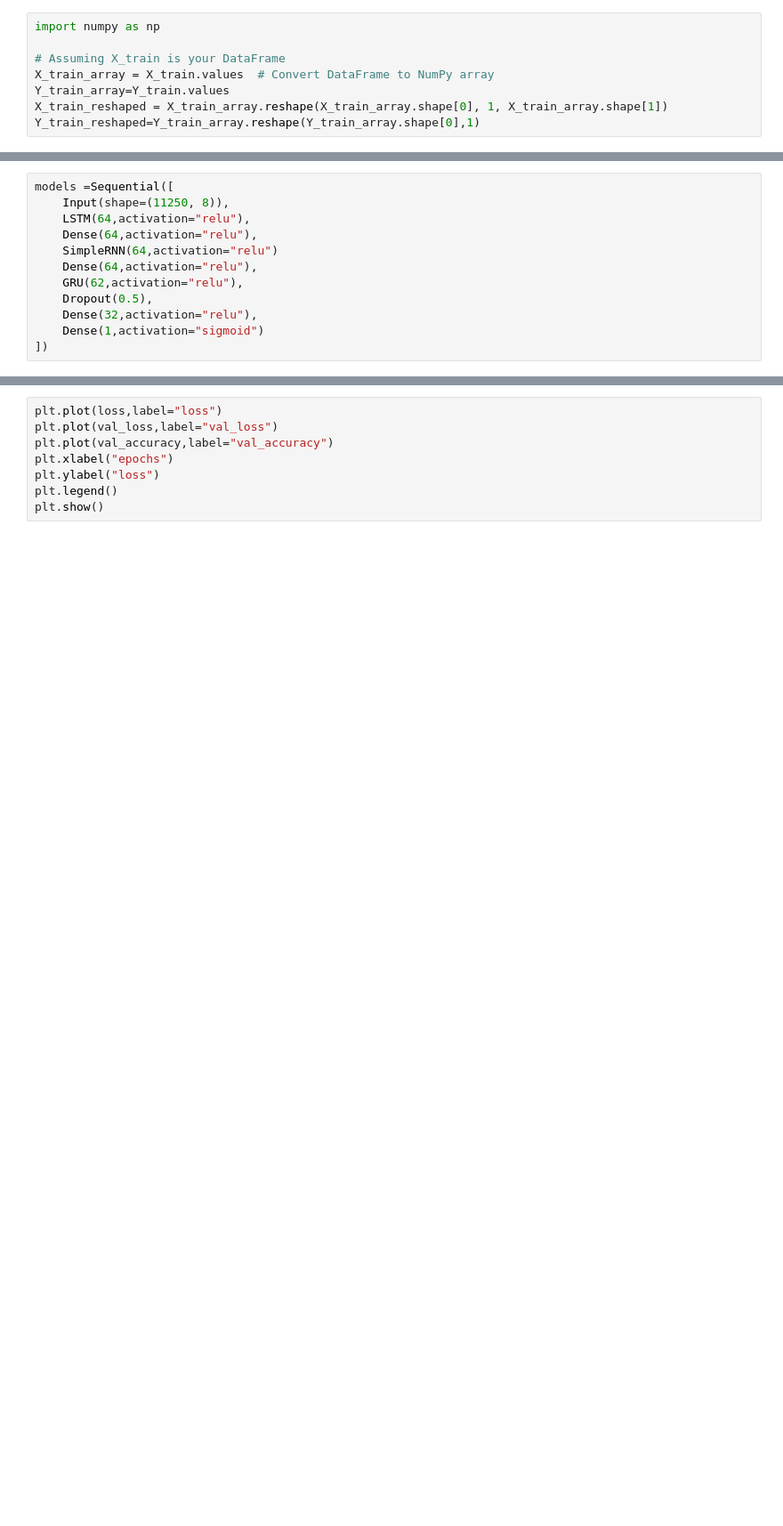
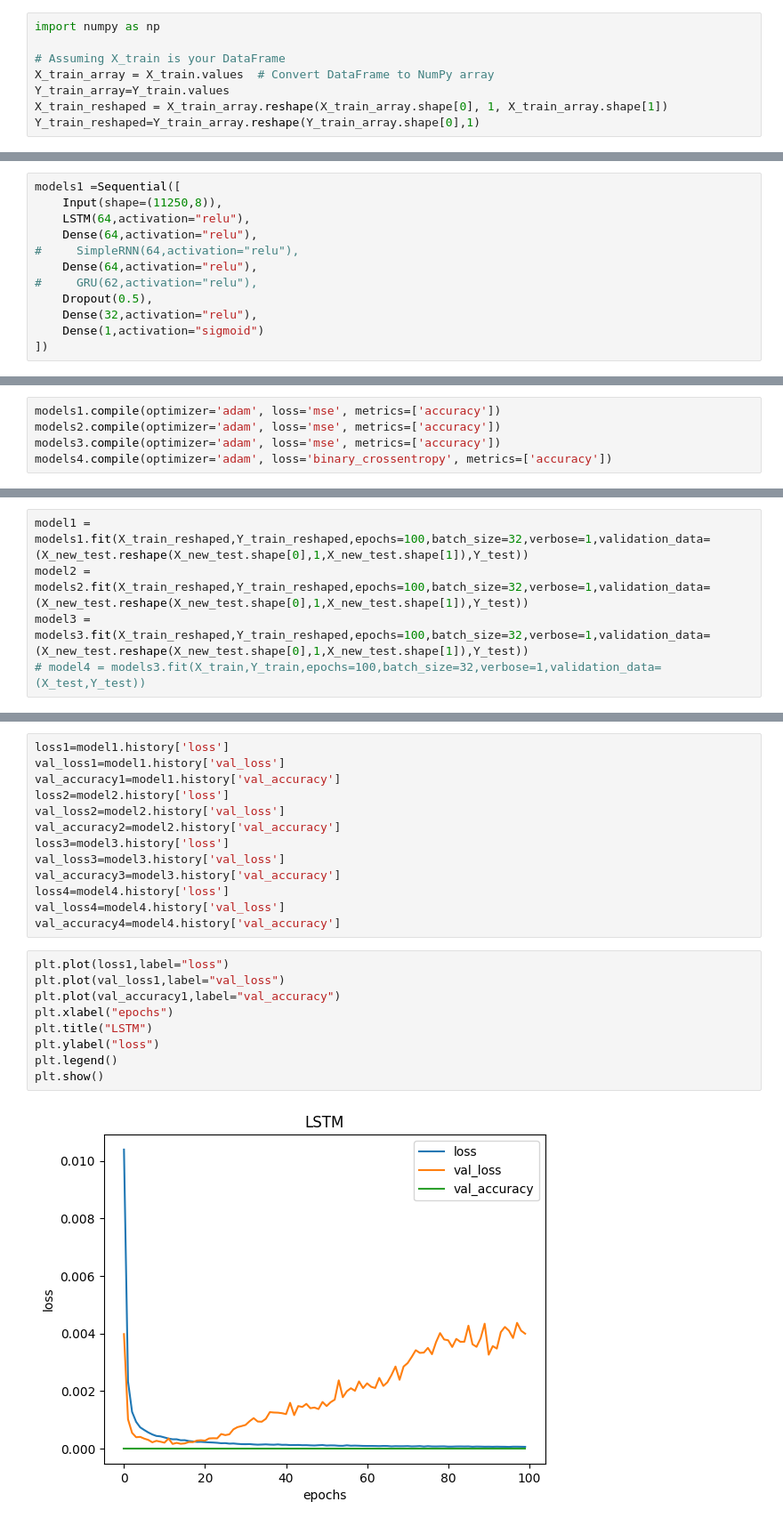
Before and after one commit to Murad460/Data_Science_Projects, a Jupyter notebook: robot-kinamatics.ipynb, the cells around one changed output, grey strips where cells are left out. Shown: that part at 89% size. Drawn from its saved outputs; the diff is of its cells as text; blank space fills up the shorter version.

```diff
--- a/robot-kinamatics.ipynb
+++ b/robot-kinamatics.ipynb
@@ -46,11 +108,11 @@ X_train.shape
 # %%
-models =Sequential([
-    Input(shape=(11250, 8)),
+models1 =Sequential([
+    Input(shape=(11250,8)),
     LSTM(64,activation="relu"),
     Dense(64,activation="relu"),
-    SimpleRNN(64,activation="relu")
+#     SimpleRNN(64,activation="relu"),
     Dense(64,activation="relu"),
-    GRU(62,activation="relu"),
+#     GRU(62,activation="relu"),
     Dropout(0.5),
     Dense(32,activation="relu"),
     Dense(1,activation="sigmoid")
@@ -62,3 +180,8 @@ models.compile(optimizer='adam', loss='mse', metrics=['accuracy'])
+# %%
+models1.compile(optimizer='adam', loss='mse', metrics=['accuracy'])
+models2.compile(optimizer='adam', loss='mse', metrics=['accuracy'])
+models3.compile(optimizer='adam', loss='mse', metrics=['accuracy'])
+models4.compile(optimizer='adam', loss='binary_crossentropy', metrics=['accuracy'])
 # %%
 X_new_test=X_test.values
 X_new_test.reshape(X_new_test.shape[0],1,X_new_test.shape[1])
@@ -65 +208,6 @@ X_new_test.reshape(X_new_test.shape[0],1,X_new_test.shape[1])
+# %%
+model1 = models1.fit(X_train_reshaped,Y_train_reshaped,epochs=100,batch_size=32,verbose=1,validation_data=(X_new_test.reshape(X_new_test.shape[0],1,X_new_test.shape[1]),Y_test))
+model2 = models2.fit(X_train_reshaped,Y_train_reshaped,epochs=100,batch_size=32,verbose=1,validation_data=(X_new_test.reshape(X_new_test.shape[0],1,X_new_test.shape[1]),Y_test))
+model3 = models3.fit(X_train_reshaped,Y_train_reshaped,epochs=100,batch_size=32,verbose=1,validation_data=(X_new_test.reshape(X_new_test.shape[0],1,X_new_test.shape[1]),Y_test))
+# model4 = models3.fit(X_train,Y_train,epochs=100,batch_size=32,verbose=1,validation_data=(X_test,Y_test))
 # %%
@@ -71,8 +215,24 @@ val_accuracy=model.history['val_accuracy']
+# %%
+loss1=model1.history['loss']
+val_loss1=model1.history['val_loss']
+val_accuracy1=model1.history['val_accuracy']
+loss2=model2.history['loss']
+val_loss2=model2.history['val_loss']
+val_accuracy2=model2.history['val_accuracy']
+loss3=model3.history['loss']
+val_loss3=model3.history['val_loss']
+val_accuracy3=model3.history['val_accuracy']
+loss4=model4.history['loss']
+val_loss4=model4.history['val_loss']
+val_accuracy4=model4.history['val_accuracy']
 # %%
-plt.plot(loss,label="loss")
-plt.plot(val_loss,label="val_loss")
-plt.plot(val_accuracy,label="val_accuracy")
+plt.plot(loss1,label="loss")
+plt.plot(val_loss1,label="val_loss")
+plt.plot(val_accuracy1,label="val_accuracy")
 plt.xlabel("epochs")
+plt.title("LSTM")
 plt.ylabel("loss")
 plt.legend()
 plt.show()
+# %% [output]
+[figure, added]
```
Also changed, not shown: parts of 28 cells of this notebook.
